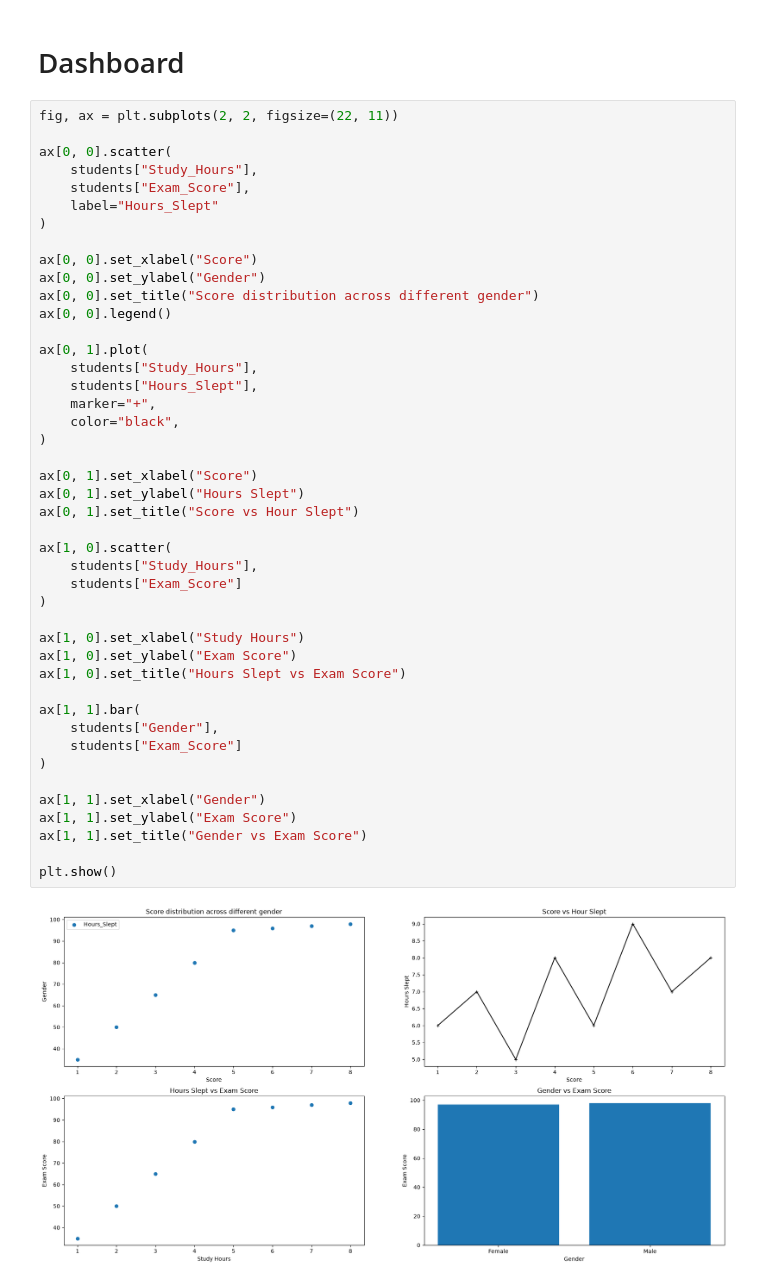
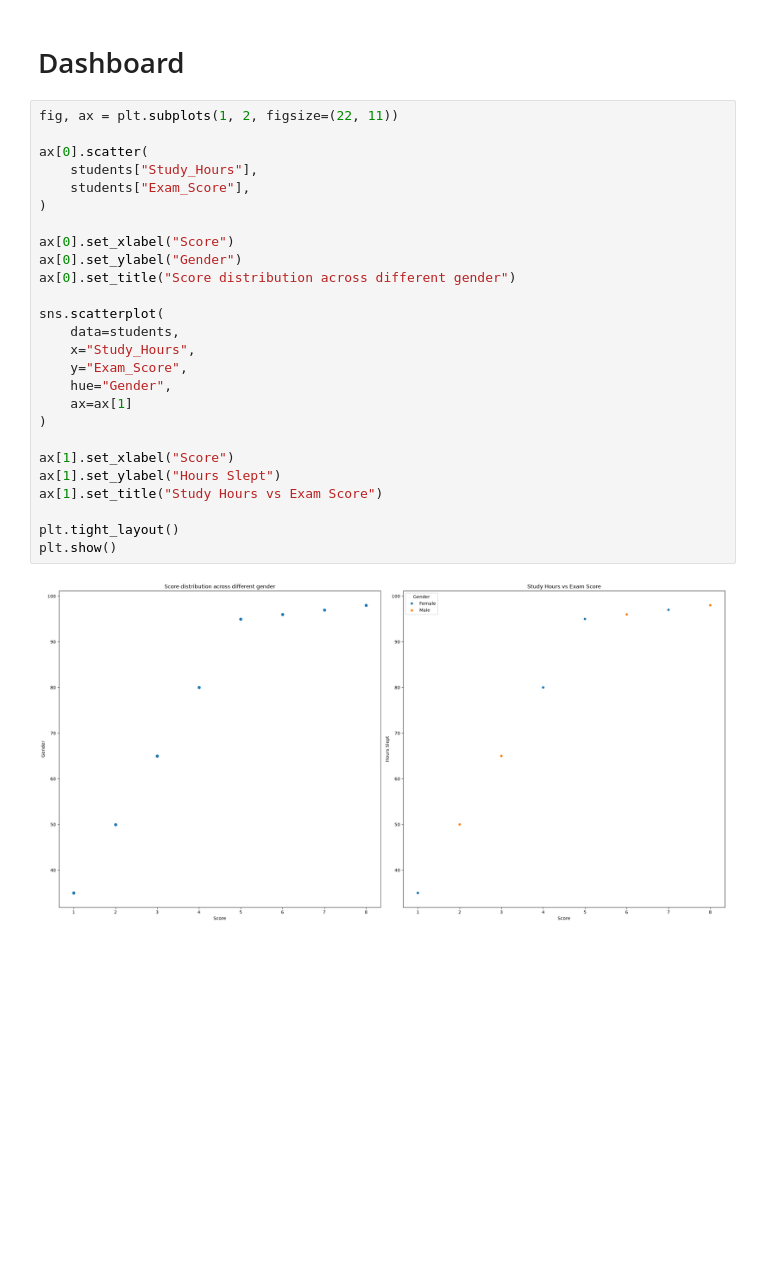
Before and after one commit to Abdurrahman-byte/python-seaborn-project, a Jupyter notebook: seaborn-project_1.ipynb, the cells around one changed output. Drawn from its saved outputs; the diff is of its cells as text; blank space fills up the shorter version.

```diff
--- a/seaborn-project_1.ipynb
+++ b/seaborn-project_1.ipynb
@@ -53,48 +53,30 @@ plt.show()
 # %% [markdown]
 # Dashboard
 # %%
-fig, ax = plt.subplots(2, 2, figsize=(22, 11))
+fig, ax = plt.subplots(1, 2, figsize=(22, 11))
 
-ax[0, 0].scatter(
+ax[0].scatter(
     students["Study_Hours"],
     students["Exam_Score"],
-    label="Hours_Slept"
 )
 
-ax[0, 0].set_xlabel("Score")
-ax[0, 0].set_ylabel("Gender")
-ax[0, 0].set_title("Score distribution across different gender")
-ax[0, 0].legend()
+ax[0].set_xlabel("Score")
+ax[0].set_ylabel("Gender")
+ax[0].set_title("Score distribution across different gender")
 
-ax[0, 1].plot(
-    students["Study_Hours"],
-    students["Hours_Slept"],
-    marker="+",
-    color="black",
+sns.scatterplot(
+    data=students,
+    x="Study_Hours",
+    y="Exam_Score",
+    hue="Gender",
+    ax=ax[1]
 )
 
-ax[0, 1].set_xlabel("Score")
-ax[0, 1].set_ylabel("Hours Slept")
-ax[0, 1].set_title("Score vs Hour Slept")
+ax[1].set_xlabel("Score")
+ax[1].set_ylabel("Hours Slept")
+ax[1].set_title("Study Hours vs Exam Score")
 
-ax[1, 0].scatter(
-    students["Study_Hours"],
-    students["Exam_Score"]
-)
-
-ax[1, 0].set_xlabel("Study Hours")
-ax[1, 0].set_ylabel("Exam Score")
-ax[1, 0].set_title("Hours Slept vs Exam Score")
-
-ax[1, 1].bar(
-    students["Gender"],
-    students["Exam_Score"]
-)
-
-ax[1, 1].set_xlabel("Gender")
-ax[1, 1].set_ylabel("Exam Score")
-ax[1, 1].set_title("Gender vs Exam Score")
-
+plt.tight_layout()
 plt.show()
 # %% [output]
-[figure, old version]
+[figure, new version]
```
Also changed, not shown: parts of 1 cell of this notebook.
